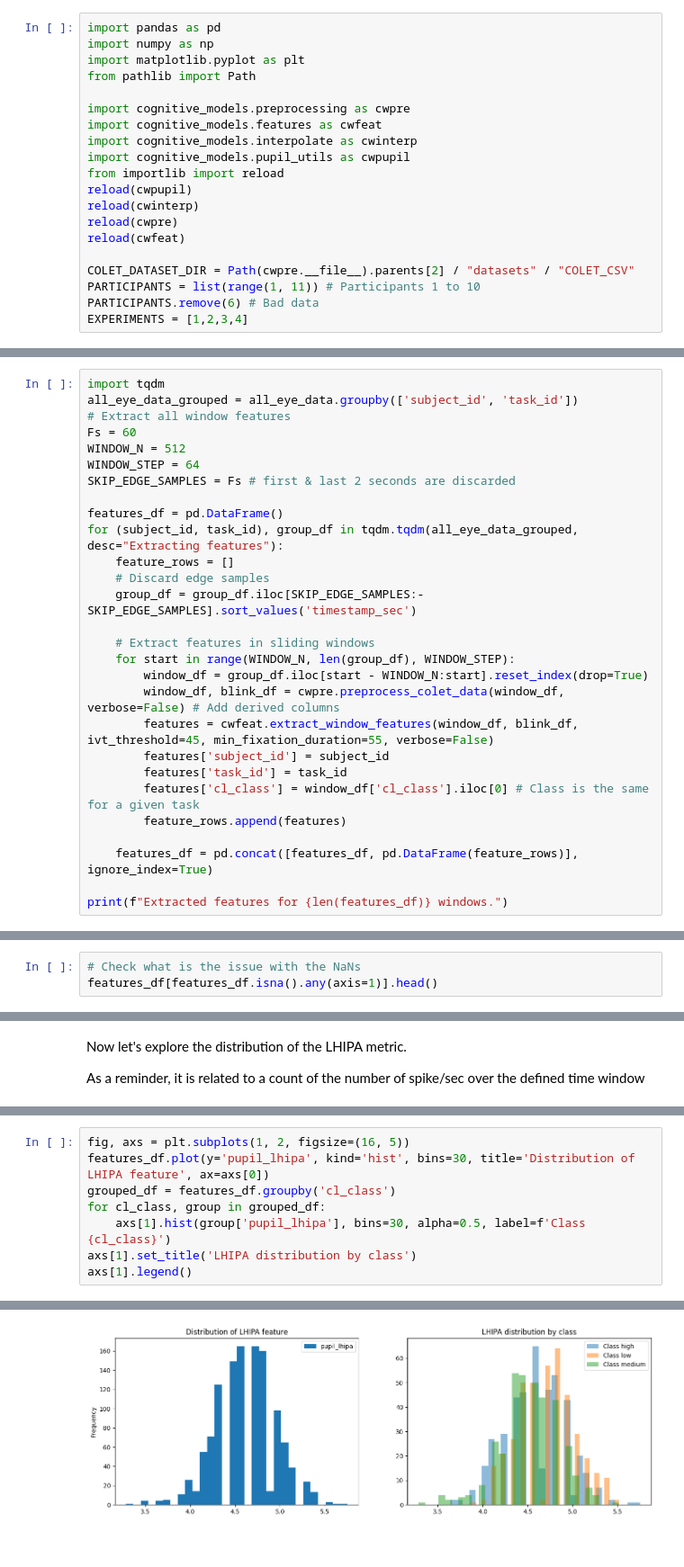
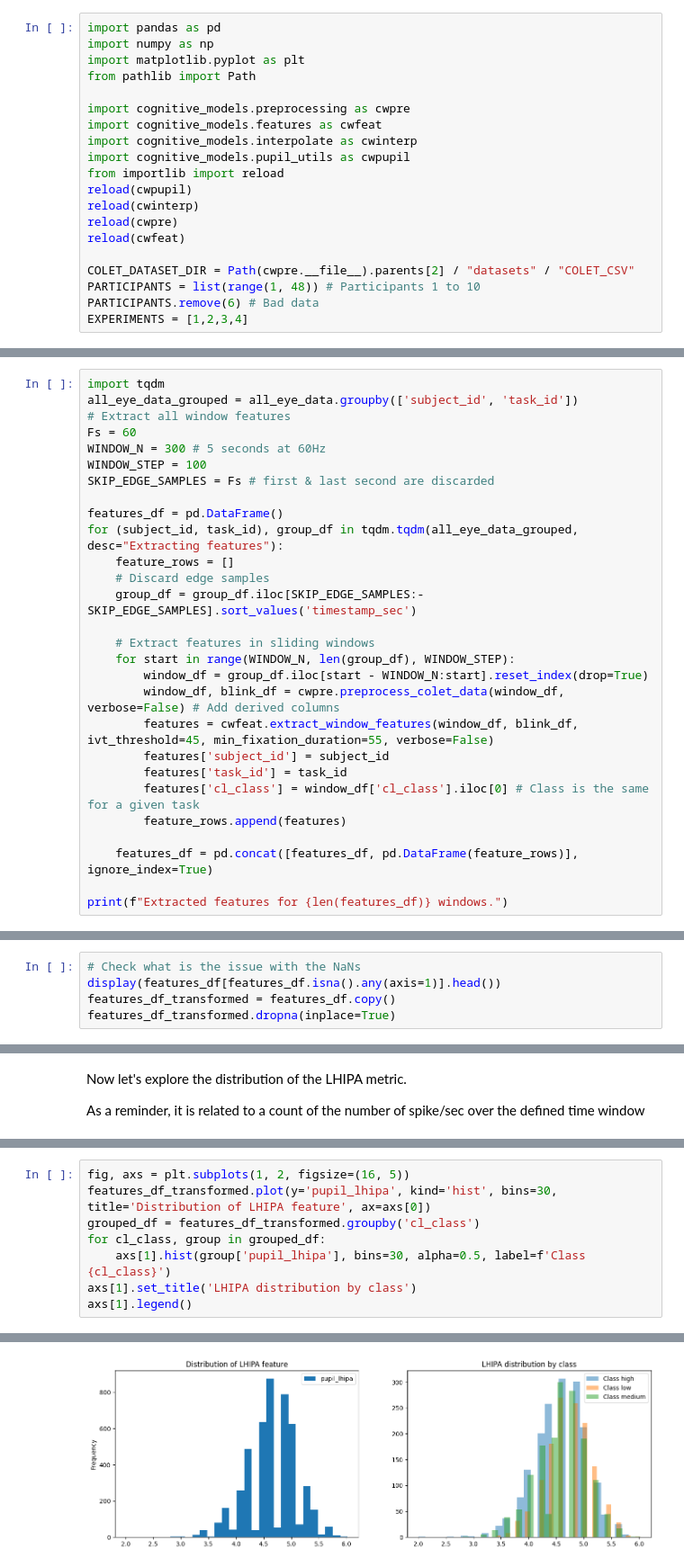
Before and after one commit to Alex0021/thesis-adaptive-swarm-interfaces, a Jupyter notebook: research/cognitive_load_models/notebooks/03_features.ipynb, the cells around one changed output, grey strips where cells are left out. Shown at 90% size. Drawn from its saved outputs; the diff is of its cells as text.

Commit message:
Still exploring  SVC and RF classifiers as well as pupil metrics...

```diff
--- a/research/cognitive_load_models/notebooks/03_features.ipynb
+++ b/research/cognitive_load_models/notebooks/03_features.ipynb
@@ -22,7 +22,7 @@ reload(cwpre)
 reload(cwfeat)
 
 COLET_DATASET_DIR = Path(cwpre.__file__).parents[2] / "datasets" / "COLET_CSV"
-PARTICIPANTS = list(range(1, 11)) # Participants 1 to 10
+PARTICIPANTS = list(range(1, 48)) # Participants 1 to 10
 PARTICIPANTS.remove(6) # Bad data
 EXPERIMENTS = [1,2,3,4]
 # %% [markdown]
@@ -67,9 +67,9 @@ import tqdm
 all_eye_data_grouped = all_eye_data.groupby(['subject_id', 'task_id'])
 # Extract all window features
 Fs = 60
-WINDOW_N = 512
-WINDOW_STEP = 64
-SKIP_EDGE_SAMPLES = Fs # first & last 2 seconds are discarded
+WINDOW_N = 300 # 5 seconds at 60Hz
+WINDOW_STEP = 100
+SKIP_EDGE_SAMPLES = Fs # first & last second are discarded
 
 features_df = pd.DataFrame()
 for (subject_id, task_id), group_df in tqdm.tqdm(all_eye_data_grouped, desc="Extracting features"):
@@ -95,5 +95,7 @@ Extracted features for 1213 windows.
 # %%
 # Check what is the issue with the NaNs
-features_df[features_df.isna().any(axis=1)].head()
+display(features_df[features_df.isna().any(axis=1)].head())
+features_df_transformed = features_df.copy()
+features_df_transformed.dropna(inplace=True)
 # %% [output]
 |  | fixations_count | fixations_duration_mean | fixations_duration_max | fixations_duration_min | ... |
@@ -114,14 +133,14 @@ As a reminder, it is related to a count of the number of spike/sec over the defi
 # %%
 fig, axs = plt.subplots(1, 2, figsize=(16, 5))
-features_df.plot(y='pupil_lhipa', kind='hist', bins=30, title='Distribution of LHIPA feature', ax=axs[0])
-grouped_df = features_df.groupby('cl_class')
+features_df_transformed.plot(y='pupil_lhipa', kind='hist', bins=30, title='Distribution of LHIPA feature', ax=axs[0])
+grouped_df = features_df_transformed.groupby('cl_class')
 for cl_class, group in grouped_df:
     axs[1].hist(group['pupil_lhipa'], bins=30, alpha=0.5, label=f'Class {cl_class}')
 axs[1].set_title('LHIPA distribution by class')
 axs[1].legend()
 # %% [output]
 <matplotlib.legend.Legend at 0x...>
-[figure, old version]
+[figure, new version]
 # %%
 # Have box plots for the 3 classes on the same plot (x axis is class, y axis is LHIPA)
 fig, axs = plt.subplots(1, 2, figsize=(16, 6))
```
Also changed, not shown: parts of 17 cells of this notebook, 3 other files.
